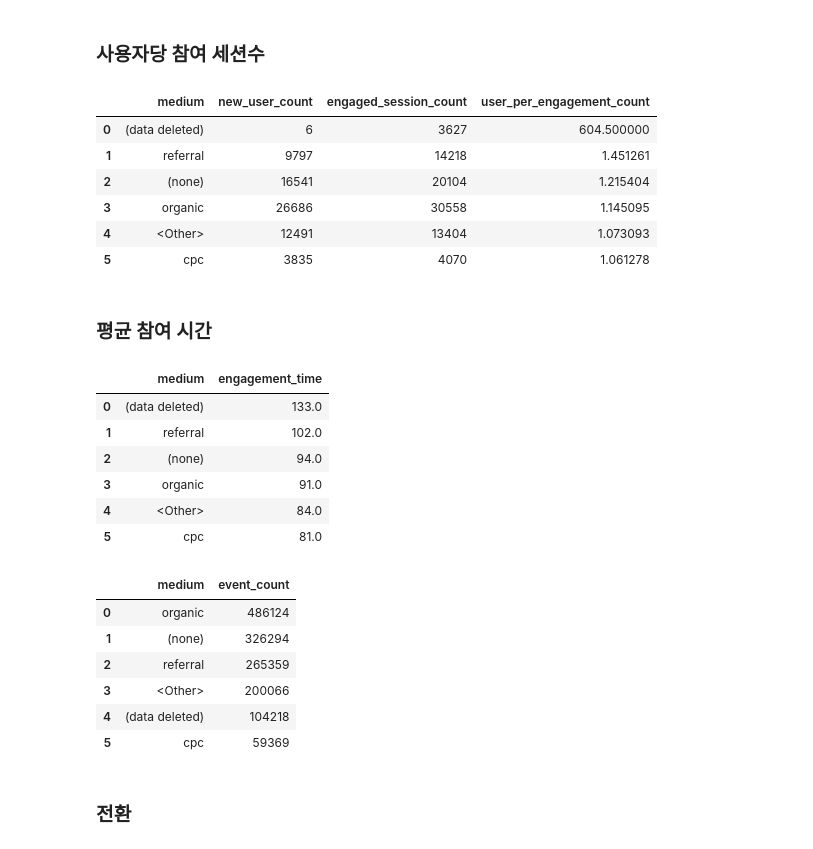
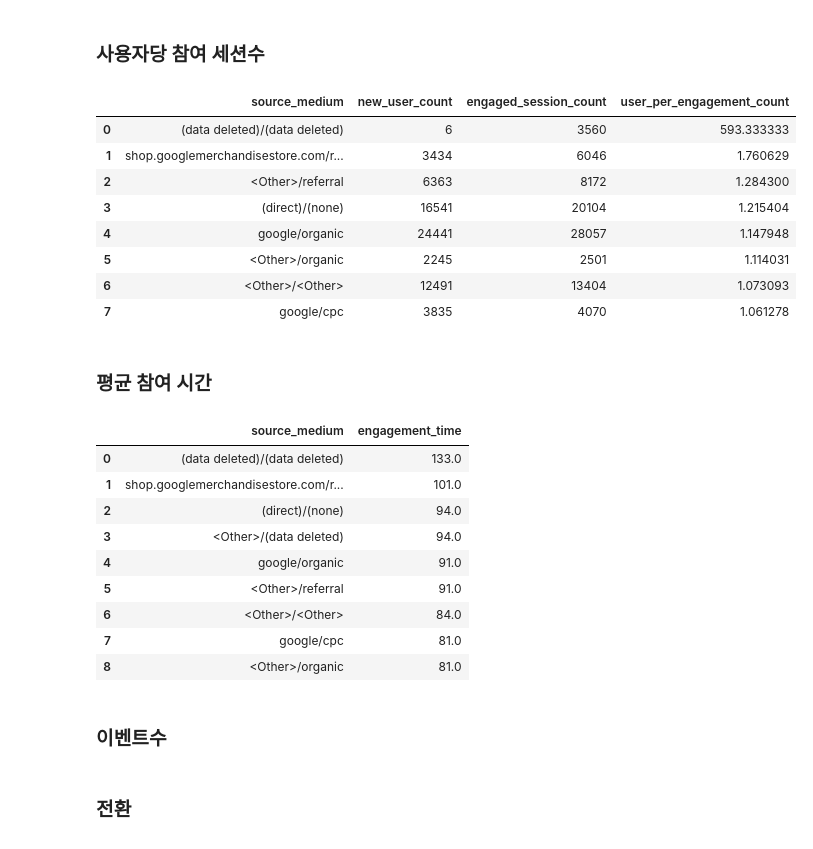
Before and after one commit to wbin0718/google_analytics_dashboard, a Jupyter notebook: google_analytics_dashboard_5.ipynb, the cells around one changed output. Drawn from its saved outputs; the diff is of its cells as text; code cells hidden in the pictures.

```diff
--- a/google_analytics_dashboard_5.ipynb
+++ b/google_analytics_dashboard_5.ipynb
@@ -168,88 +179,77 @@ df
 # %%
 sql = """
 WITH new_user AS(
   SELECT
-    traffic_source.medium,
+    CONCAT(traffic_source.source,"/",traffic_source.medium) AS source_medium,
     COUNT(DISTINCT user_pseudo_id) AS new_user_count
   FROM `bigquery-public-data.ga4_obfuscated_sample_ecommerce.events_*`
   WHERE _table_suffix BETWEEN "20201110" AND "20201206"
   AND event_name = "first_visit"
-  GROUP BY traffic_source.medium
+  GROUP BY source_medium
   ORDER BY new_user_count DESC
   ),
   engaged_session AS(
     SELECT
-      traffic_source.medium,
+      CONCAT(traffic_source.source,"/",traffic_source.medium) AS source_medium,
       COUNT(DISTINCT CONCAT(user_pseudo_id, (SELECT value.int_value FROM UNNEST(event_params) WHERE key = "ga_session_id"))) AS engaged_session_count
     FROM `bigquery-public-data.ga4_obfuscated_sample_ecommerce.events_*`
     WHERE _table_suffix BETWEEN "20201110" AND "20201206"
     AND (SELECT value.int_value FROM UNNEST(event_params) WHERE key = "session_engaged") = 1
-    GROUP BY traffic_source.medium
+    GROUP BY source_medium
     ORDER BY engaged_session_count DESC
       )
 
 SELECT
-  new_user.medium,
+  new_user.source_medium,
   new_user.new_user_count,
   engaged_session.engaged_session_count,
   engaged_session.engaged_session_count / new_user.new_user_count AS user_per_engagement_count
 FROM new_user
 INNER JOIN engaged_session
-on new_user.medium = engaged_session.medium
-ORDER BY user_per_engagement_count DESC"""
+on new_user.source_medium = engaged_session.source_medium
+ORDER BY user_per_engagement_count DESC
+"""
 
 df = sql_to_dataframe(sql)
 df
 # %% [output]
-|  | medium | new_user_count | engaged_session_count | user_per_engagement_count |
-| 0 | (data deleted) | 6 | 3627 | 604.500000 |
-| 1 | referral | 9797 | 14218 | 1.451261 |
-| 2 | (none) | 16541 | 20104 | 1.215404 |
-| 3 | organic | 26686 | 30558 | 1.145095 |
-| 4 | <Other> | 12491 | 13404 | 1.073093 |
-| 5 | cpc | 3835 | 4070 | 1.061278 |
+|  | source_medium | new_user_count | engaged_session_count | user_per_engagement_count |
+| 0 | (data deleted)/(data deleted) | 6 | 3560 | 593.333333 |
+| 1 | shop.googlemerchandisestore.com/r... | 3434 | 6046 | 1.760629 |
+| 2 | <Other>/referral | 6363 | 8172 | 1.284300 |
+| 3 | (direct)/(none) | 16541 | 20104 | 1.215404 |
+| 4 | google/organic | 24441 | 28057 | 1.147948 |
+| 5 | <Other>/organic | 2245 | 2501 | 1.114031 |
+| 6 | <Other>/<Other> | 12491 | 13404 | 1.073093 |
+| 7 | google/cpc | 3835 | 4070 | 1.061278 |
 # %% [markdown]
 ### 평균 참여 시간
 # %%
 sql = """
 SELECT
-  traffic_source.medium,
+  CONCAT(traffic_source.source,"/",traffic_source.medium) AS source_medium,
   FLOOR(SUM(FLOOR((SELECT value.int_value FROM UNNEST(event_params) WHERE key = "engagement_time_msec") / 1000)) / COUNT(DISTINCT user_pseudo_id)) AS engagement_time,
 FROM `bigquery-public-data.ga4_obfuscated_sample_ecommerce.events_*`
 WHERE _table_suffix BETWEEN "20201110" AND "20201206"
-GROUP BY traffic_source.medium
-ORDER BY engagement_time DESC"""
+GROUP BY source_medium
+ORDER BY engagement_time DESC
+"""
 
 df = sql_to_dataframe(sql)
 df
 # %% [output]
-|  | medium | engagement_time |
-| 0 | (data deleted) | 133.0 |
-| 1 | referral | 102.0 |
-| 2 | (none) | 94.0 |
-| 3 | organic | 91.0 |
-| 4 | <Other> | 84.0 |
-| 5 | cpc | 81.0 |
+|  | source_medium | engagement_time |
+| 0 | (data deleted)/(data deleted) | 133.0 |
+| 1 | shop.googlemerchandisestore.com/r... | 101.0 |
+| 2 | (direct)/(none) | 94.0 |
+| 3 | <Other>/(data deleted) | 94.0 |
+| 4 | google/organic | 91.0 |
+| 5 | <Other>/referral | 91.0 |
+| 6 | <Other>/<Other> | 84.0 |
+| 7 | google/cpc | 81.0 |
+| 8 | <Other>/organic | 81.0 |
-# %%
-sql = """
-SELECT
-  traffic_source.medium,
-  COUNT(event_name) AS event_count
-FROM `bigquery-public-data.ga4_obfuscated_sample_ecommerce.events_*`
-WHERE _table_suffix BETWEEN "20201110" AND "20201206"
-GROUP BY traffic_source.medium
-ORDER BY event_count DESC"""
-
-df = sql_to_dataframe(sql)
-df
-# %% [output]
-|  | medium | event_count |
-| 0 | organic | 486124 |
-| 1 | (none) | 326294 |
-| 2 | referral | 265359 |
-| 3 | <Other> | 200066 |
-| 4 | (data deleted) | 104218 |
-| 5 | cpc | 59369 |
+# %% [markdown]
+### 이벤트수
 # %% [markdown]
 ### 전환
 # %%
```
Also changed, not shown: parts of 5 cells of this notebook.
